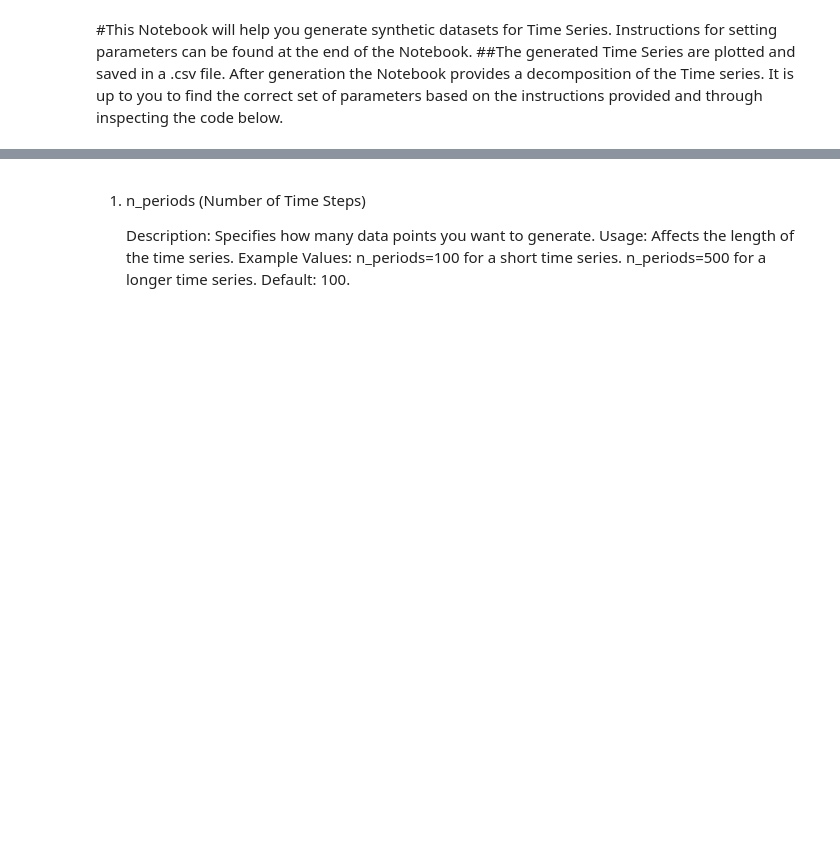
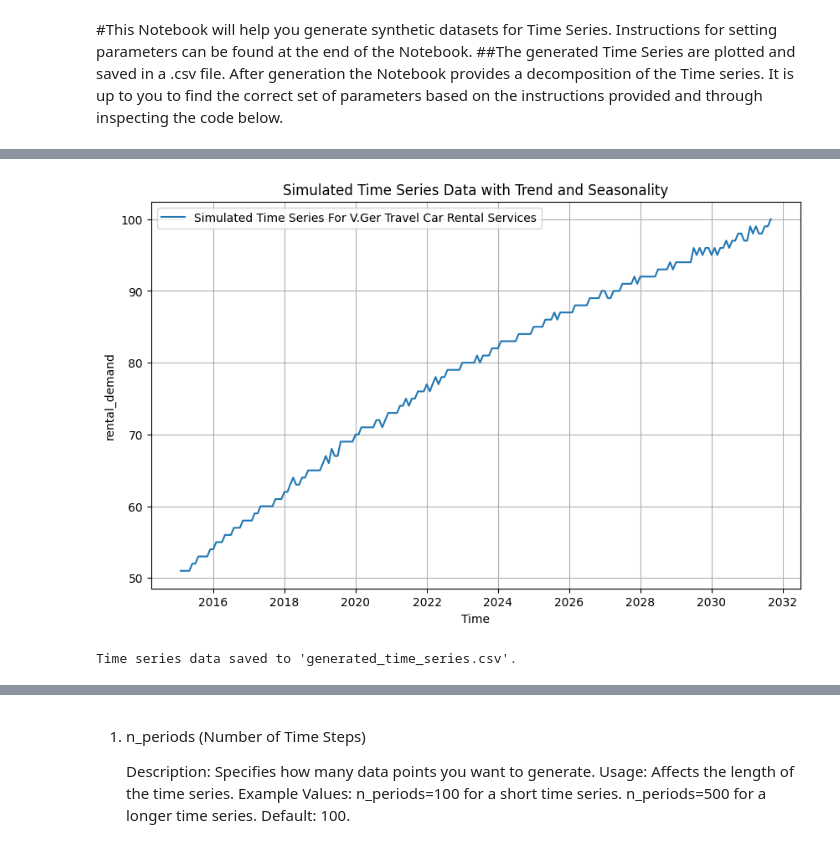
Before and after one commit to ovieimara/ITNPBD4, a Jupyter notebook: TS_generation.ipynb, the cells around one changed output, grey strips where cells are left out. Drawn from its saved outputs; the diff is of its cells as text; code cells hidden in the pictures; blank space fills up the shorter version.

Commit message:
car rental sarima model

```diff
--- a/TS_generation.ipynb
+++ b/TS_generation.ipynb
@@ -108,0 +280,27 @@ decompose_time_series(df)
+# %%
+n_periods=200
+frequency='months'
+trend_slope=0.25
+seasonal_period='annual'
+seasonal_amplitude=5
+noise_level=0.4
+base_demand = 50
+start_date = '2015-01-01'
+x_col, y_col = 'Time', 'rental_demand'
+file_name = 'generated_time_series.csv'
+col_data = 'car_type'
+col_map = 'base_cost'
+col_apply = 'brand'
+
+
+time_series_generator = TimeSeriesGenerator(n_periods, frequency, trend_slope, seasonal_period, seasonal_amplitude, noise_level, base_demand)
+car_rental = carRentalTimeSeries()
+data_frame_generator = dataFrameGenerator()
+car_rental_data = carRentalData(time_series_generator, data_frame_generator, n_periods, start_date, col_data, col_map, col_apply)
+
+df = car_rental.generate_car_rental_time_series(car_rental_data, x_col, y_col)
+time_series_generator.plot_time_series(df, x_col, y_col)
+time_series_generator.save_to_csv(df, file_name)
+# %% [output]
+[figure, added]
+Time series data saved to 'generated_time_series.csv'.
```
Also changed, not shown: parts of 13 cells of this notebook.
